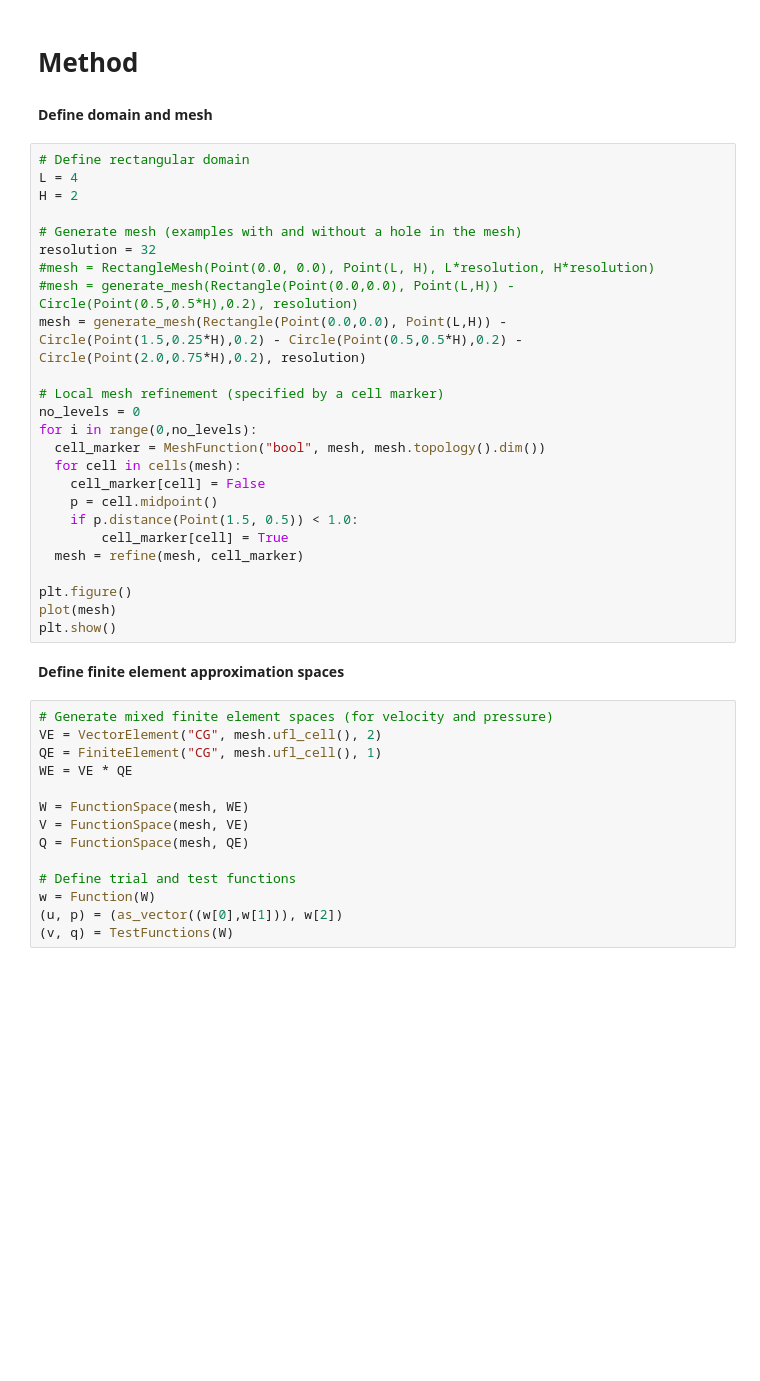
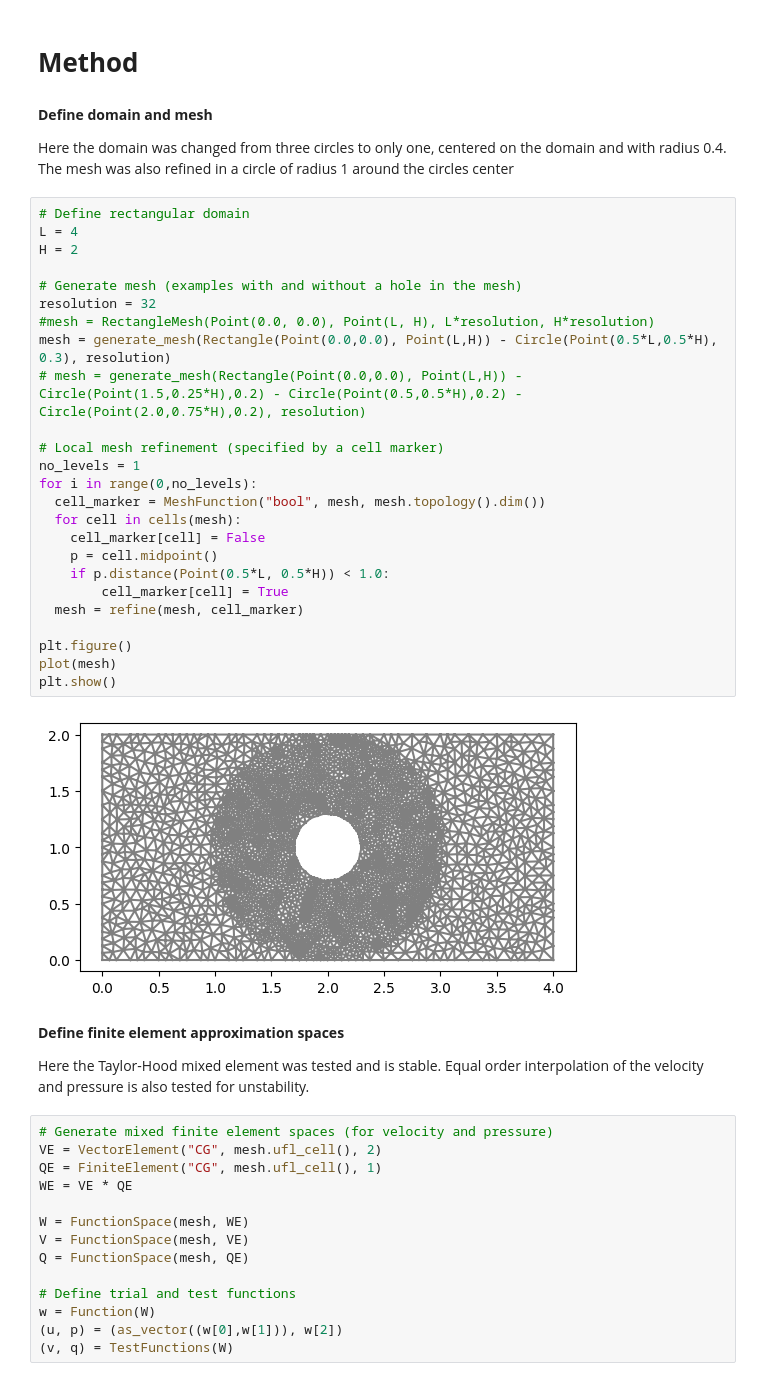
Before and after one commit to TheoMonpouet/DD2365, a Jupyter notebook: Lab1_report.ipynb, the cells around one changed output. Saved outputs shown, nothing was run; the diff lists cells and outputs as text; blank space fills up the shorter version.

```diff
--- a/Lab1_report.ipynb
+++ b/Lab1_report.ipynb
@@ -118,35 +102,41 @@ We use inf-sup stable Taylor-Hood approximation spaces,
 and to implement the velocity boundary conditions we use a penalty formulation, with a penalty parameter $\gamma = C/h$, with $C>0$ a constant and $h$ the local mesh size. At outflow we use a "do nothing" stress free boundary condition.
 # %% [markdown]
 # **Method**
-# %% [markdown]
-**Define domain and mesh**
+# %% [markdown]
+**Define domain and mesh**
+
+Here the domain was changed from three circles to only one, centered on the domain and with radius 0.4. The mesh was also refined in a circle of radius 1 around the circles center
 # %%
 # Define rectangular domain
 L = 4
 H = 2
 
 # Generate mesh (examples with and without a hole in the mesh)
 resolution = 32
 #mesh = RectangleMesh(Point(0.0, 0.0), Point(L, H), L*resolution, H*resolution)
-#mesh = generate_mesh(Rectangle(Point(0.0,0.0), Point(L,H)) - Circle(Point(0.5,0.5*H),0.2), resolution)
-mesh = generate_mesh(Rectangle(Point(0.0,0.0), Point(L,H)) - Circle(Point(1.5,0.25*H),0.2) - Circle(Point(0.5,0.5*H),0.2) - Circle(Point(2.0,0.75*H),0.2), resolution)
+mesh = generate_mesh(Rectangle(Point(0.0,0.0), Point(L,H)) - Circle(Point(0.5*L,0.5*H), 0.3), resolution)
+# mesh = generate_mesh(Rectangle(Point(0.0,0.0), Point(L,H)) - Circle(Point(1.5,0.25*H),0.2) - Circle(Point(0.5,0.5*H),0.2) - Circle(Point(2.0,0.75*H),0.2), resolution)
 
 # Local mesh refinement (specified by a cell marker)
-no_levels = 0
+no_levels = 1
 for i in range(0,no_levels):
   cell_marker = MeshFunction("bool", mesh, mesh.topology().dim())
   for cell in cells(mesh):
     cell_marker[cell] = False
     p = cell.midpoint()
-    if p.distance(Point(1.5, 0.5)) < 1.0:
+    if p.distance(Point(0.5*L, 0.5*H)) < 1.0:
         cell_marker[cell] = True
   mesh = refine(mesh, cell_marker)
 
 plt.figure()
 plot(mesh)
 plt.show()
+# %% [output]
+[figure, added]
-# %% [markdown]
-**Define finite element approximation spaces**
+# %% [markdown]
+**Define finite element approximation spaces**
+
+Here the Taylor-Hood mixed element was tested and is stable. Equal order interpolation of the velocity and pressure is also tested for unstability.
 # %%
 # Generate mixed finite element spaces (for velocity and pressure)
 VE = VectorElement("CG", mesh.ufl_cell(), 2)
```
Also changed, not shown: parts of 10 cells of this notebook.
